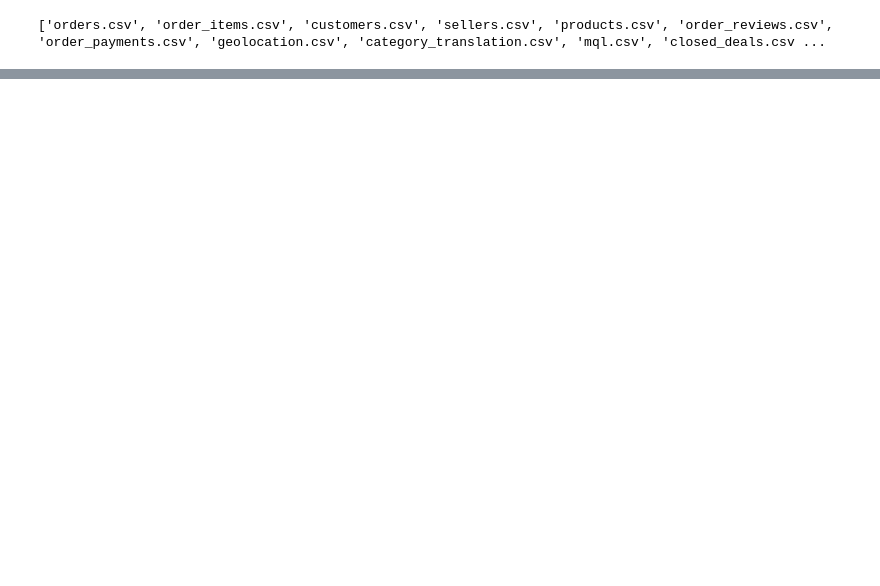
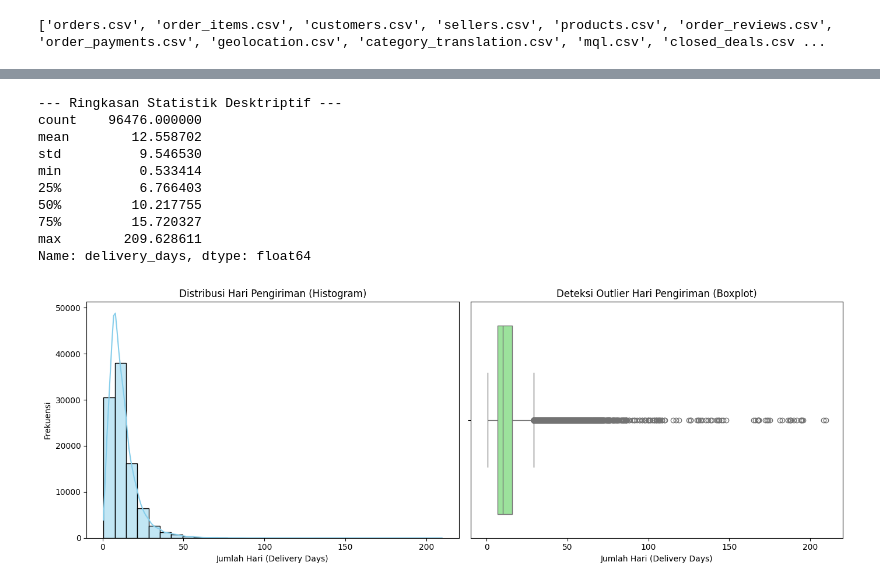
Before and after one commit to ibrahimferel/pulse-customer-intelligence-platform, a Jupyter notebook: notebooks/eda_fp_mci.ipynb, the cells around one changed output, grey strips where cells are left out. Drawn from its saved outputs; the diff is of its cells as text; code cells hidden in the pictures; blank space fills up the shorter version.

```diff
--- a/notebooks/eda_fp_mci.ipynb
+++ b/notebooks/eda_fp_mci.ipynb
@@ -204,0 +90,12 @@ Preview:
+# %%
+orders = datasets.get("orders.csv")
+order_items = datasets.get("order_items.csv")
+sellers = datasets.get("sellers.csv")
+customers = datasets.get("customers.csv")
+geolocation = datasets.get("geolocation.csv")
+order_reviews = datasets.get("order_reviews.csv")
+order_payments = datasets.get("order_payments.csv")
+
+print("\n✅ Semua dataset siap digunakan:")
+for name, df in datasets.items():
+    print(f"   {name.replace('.csv','')} → {df.shape}")
@@ -204,0 +160,47 @@ Preview:
+# %%
+import matplotlib.pyplot as plt
+import seaborn as sns
+
+# Langkah 1: Konversi kolom string/object menjadi datetime
+orders['order_purchase_timestamp'] = pd.to_datetime(orders['order_purchase_timestamp'])
+orders['order_delivered_customer_date'] = pd.to_datetime(orders['order_delivered_customer_date'])
+
+# Langkah 2: Hitung delivery_days
+# Menggunakan pembagian pd.Timedelta agar hasilnya berupa angka desimal (float) yang presisi
+orders['delivery_days'] = (orders['order_delivered_customer_date'] - orders['order_purchase_timestamp']) / pd.Timedelta(days=1)
+
+# Alternatif jika ingin hasilnya langsung berupa angka bulat (integer) hari:
+# orders['delivery_days'] = (orders['order_delivered_customer_date'] - orders['order_purchase_timestamp']).dt.days
+
+# Langkah 3: Tampilkan Ringkasan Statistik Deskriptif
+print("--- Ringkasan Statistik Desktriptif ---")
+print(orders['delivery_days'].describe())
+
+# Langkah 4: Visualisasi Distribusi
+fig, axes = plt.subplots(1, 2, figsize=(14, 5))
+
+# 4a. Histogram + KDE (Melihat bentuk penyebaran data)
+sns.histplot(orders['delivery_days'].dropna(), kde=True, ax=axes[0], color='skyblue', bins=30)
+axes[0].set_title('Distribusi Hari Pengiriman (Histogram)')
+axes[0].set_xlabel('Jumlah Hari (Delivery Days)')
+axes[0].set_ylabel('Frekuensi')
+
+# 4b. Boxplot (Melihat nilai tengah dan mendeteksi outlier/pencilan)
+sns.boxplot(x=orders['orders_delivered_customer_date' if 'delivery_days' not in orders else 'delivery_days'].dropna(), ax=axes[1], color='lightgreen')
+axes[1].set_title('Deteksi Outlier Hari Pengiriman (Boxplot)')
+axes[1].set_xlabel('Jumlah Hari (Delivery Days)')
+
+plt.tight_layout()
+plt.show()
+# %% [output]
+--- Ringkasan Statistik Desktriptif ---
+count    96476.000000
+mean        12.558702
+std          9.546530
+min          0.533414
+25%          6.766403
+50%         10.217755
+75%         15.720327
+max        209.628611
+Name: delivery_days, dtype: float64
+[figure, added]
```
Also changed, not shown: parts of 96 cells of this notebook, 7 other files.
